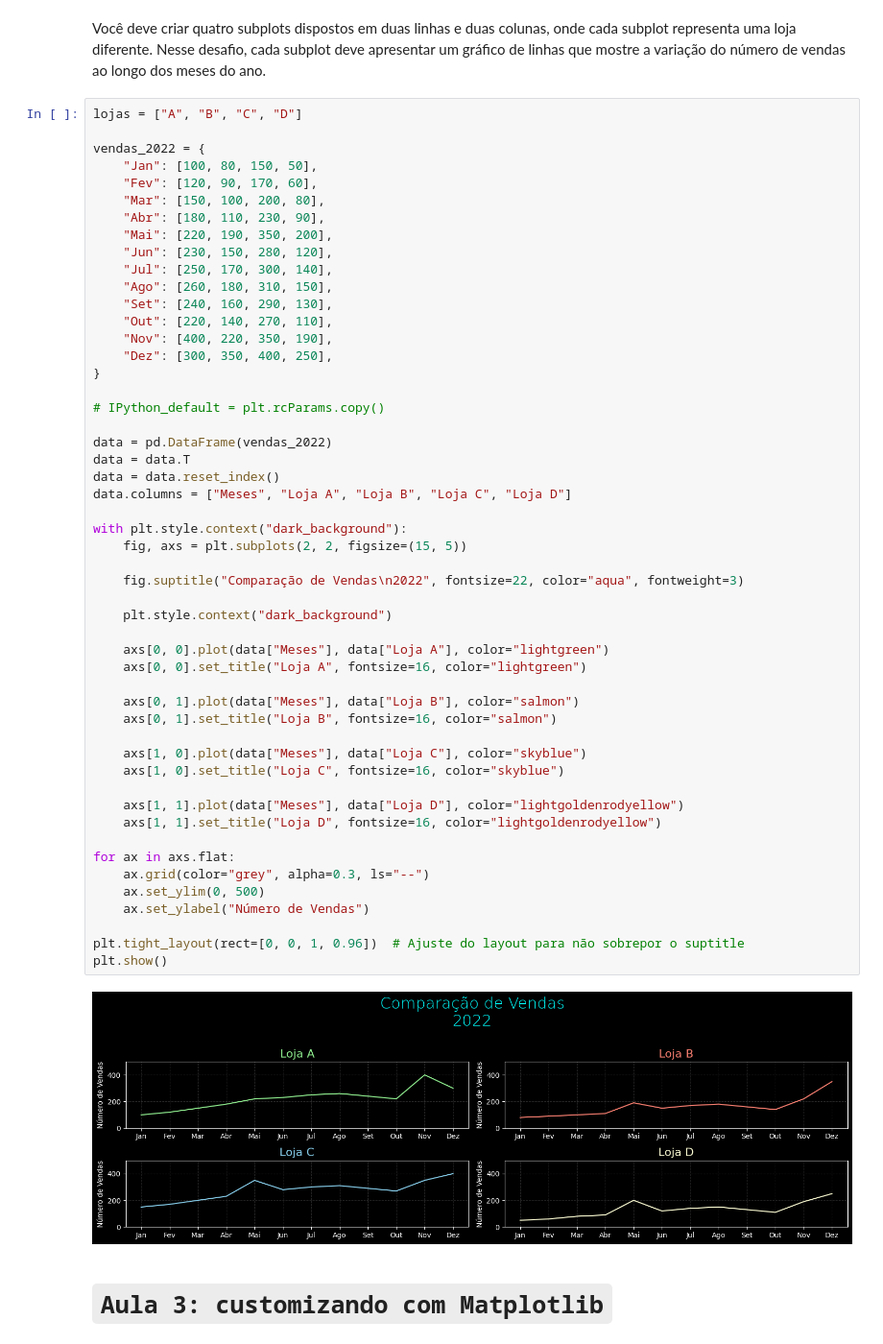
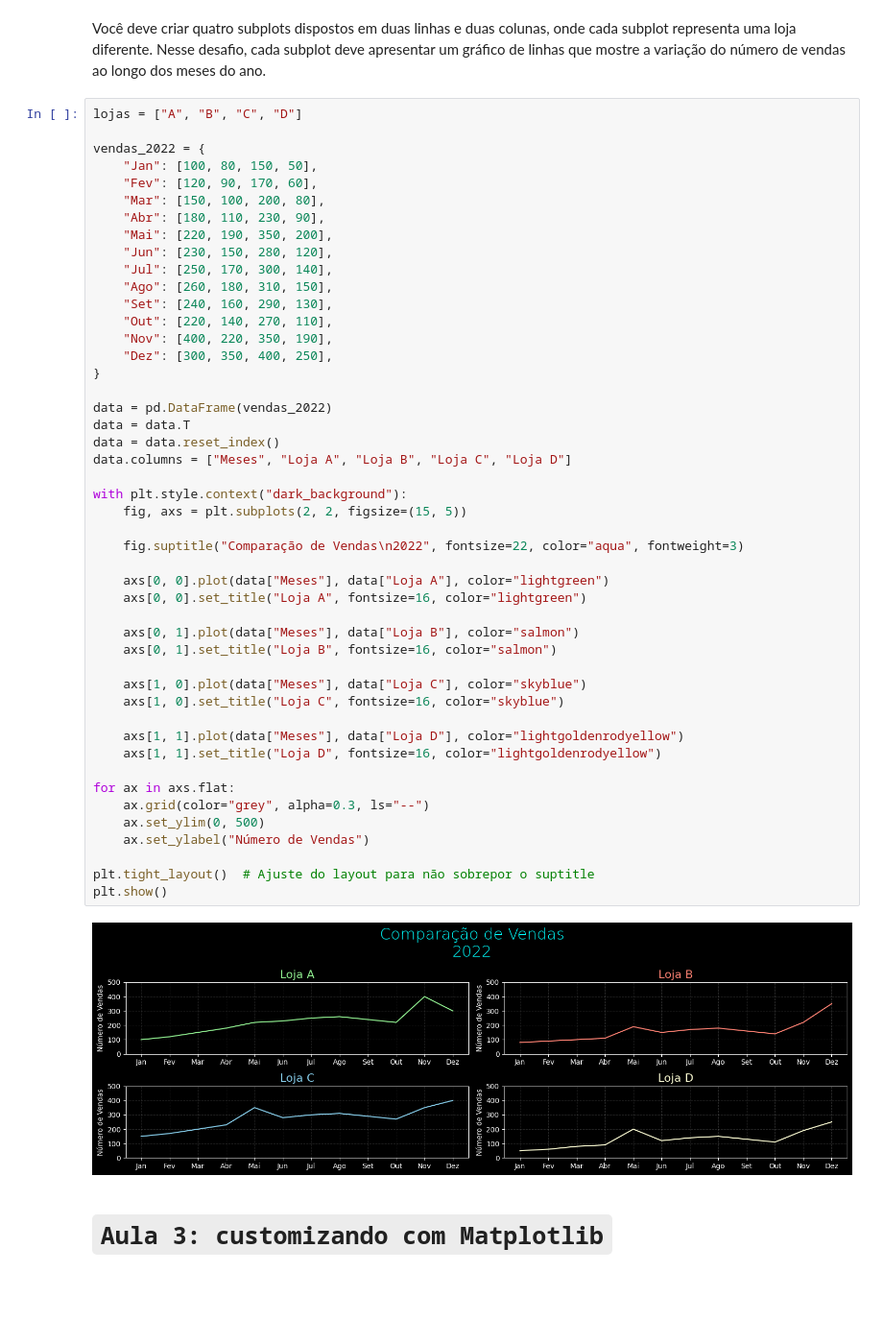
Before and after one commit to KaelDucatti/estudos-ds, a Jupyter notebook: data_visualization/01_criando_graficos_com_bibliotecas_py/classes.ipynb, the cells around one changed output. Shown at 96% size. Drawn from its saved outputs; the diff is of its cells as text; blank space fills up the shorter version.

```diff
--- a/data_visualization/01_criando_graficos_com_bibliotecas_py/classes.ipynb
+++ b/data_visualization/01_criando_graficos_com_bibliotecas_py/classes.ipynb
@@ -308,41 +308,37 @@ vendas_2022 = {
     "Dez": [300, 350, 400, 250],
 }
 
-# IPython_default = plt.rcParams.copy()
-
 data = pd.DataFrame(vendas_2022)
 data = data.T
 data = data.reset_index()
 data.columns = ["Meses", "Loja A", "Loja B", "Loja C", "Loja D"]
 
 with plt.style.context("dark_background"):
     fig, axs = plt.subplots(2, 2, figsize=(15, 5))
 
     fig.suptitle("Comparação de Vendas\n2022", fontsize=22, color="aqua", fontweight=3)
-
-    plt.style.context("dark_background")
 
     axs[0, 0].plot(data["Meses"], data["Loja A"], color="lightgreen")
     axs[0, 0].set_title("Loja A", fontsize=16, color="lightgreen")
 
     axs[0, 1].plot(data["Meses"], data["Loja B"], color="salmon")
     axs[0, 1].set_title("Loja B", fontsize=16, color="salmon")
 
     axs[1, 0].plot(data["Meses"], data["Loja C"], color="skyblue")
     axs[1, 0].set_title("Loja C", fontsize=16, color="skyblue")
 
     axs[1, 1].plot(data["Meses"], data["Loja D"], color="lightgoldenrodyellow")
     axs[1, 1].set_title("Loja D", fontsize=16, color="lightgoldenrodyellow")
 
 for ax in axs.flat:
     ax.grid(color="grey", alpha=0.3, ls="--")
     ax.set_ylim(0, 500)
     ax.set_ylabel("Número de Vendas")
 
-plt.tight_layout(rect=[0, 0, 1, 0.96])  # Ajuste do layout para não sobrepor o suptitle
+plt.tight_layout()  # Ajuste do layout para não sobrepor o suptitle
 plt.show()
 # %% [output]
-[figure, old version]
+[figure, new version]
 # %% [markdown]
 # `Aula 3: customizando com Matplotlib`
 # %% [markdown]
```
Also changed, not shown: parts of 2 cells of this notebook.
